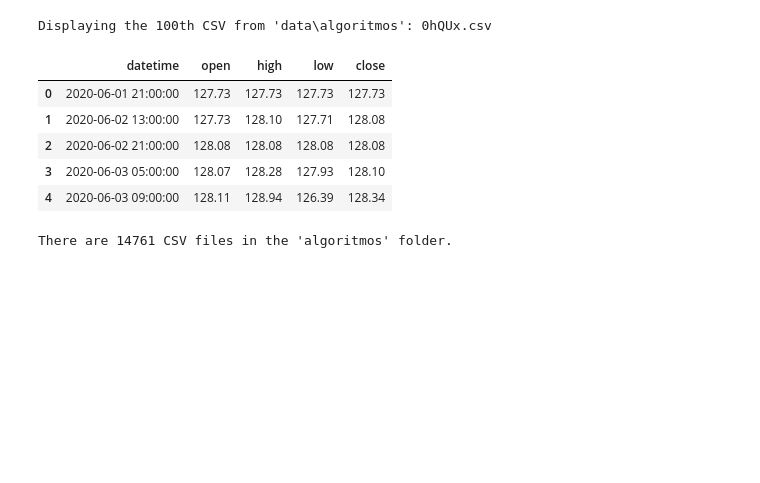
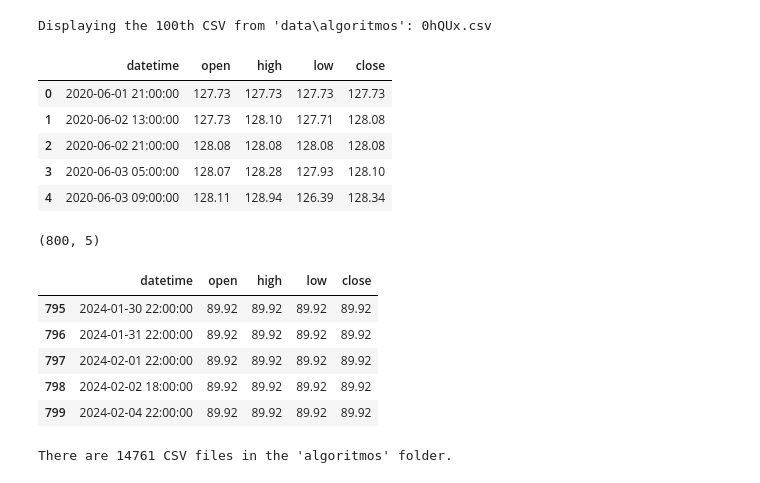
Before and after one commit to anruki/AthenAI_Competition, a Jupyter notebook: Data_Inspection.ipynb, the cells around one changed output. Cells and saved outputs as stored; diff of their text form; code cells hidden in the pictures; blank space fills up the shorter version.

```diff
--- a/Data_Inspection.ipynb
+++ b/Data_Inspection.ipynb
@@ -348,6 +377,19 @@ Displaying the 100th CSV from 'data\algoritmos': 0hQUx.csv
 | 2 | 2020-06-02 21:00:00 | 128.08 | 128.08 | 128.08 | 128.08 |
 | 3 | 2020-06-03 05:00:00 | 128.07 | 128.28 | 127.93 | 128.10 |
 | 4 | 2020-06-03 09:00:00 | 128.11 | 128.94 | 126.39 | 128.34 |
+# %%
+df_first_algo.shape
+# %% [output]
+(800, 5)
+# %%
+df_first_algo.tail()
+# %% [output]
+|  | datetime | open | high | low | close |
+| 795 | 2024-01-30 22:00:00 | 89.92 | 89.92 | 89.92 | 89.92 |
+| 796 | 2024-01-31 22:00:00 | 89.92 | 89.92 | 89.92 | 89.92 |
+| 797 | 2024-02-01 22:00:00 | 89.92 | 89.92 | 89.92 | 89.92 |
+| 798 | 2024-02-02 18:00:00 | 89.92 | 89.92 | 89.92 | 89.92 |
+| 799 | 2024-02-04 22:00:00 | 89.92 | 89.92 | 89.92 | 89.92 |
 # %%
 if 'algo_files' in globals():
     num_algo_csv = len(algo_files)
```
Also changed, not shown: parts of 3 cells of this notebook, 1 other file.
